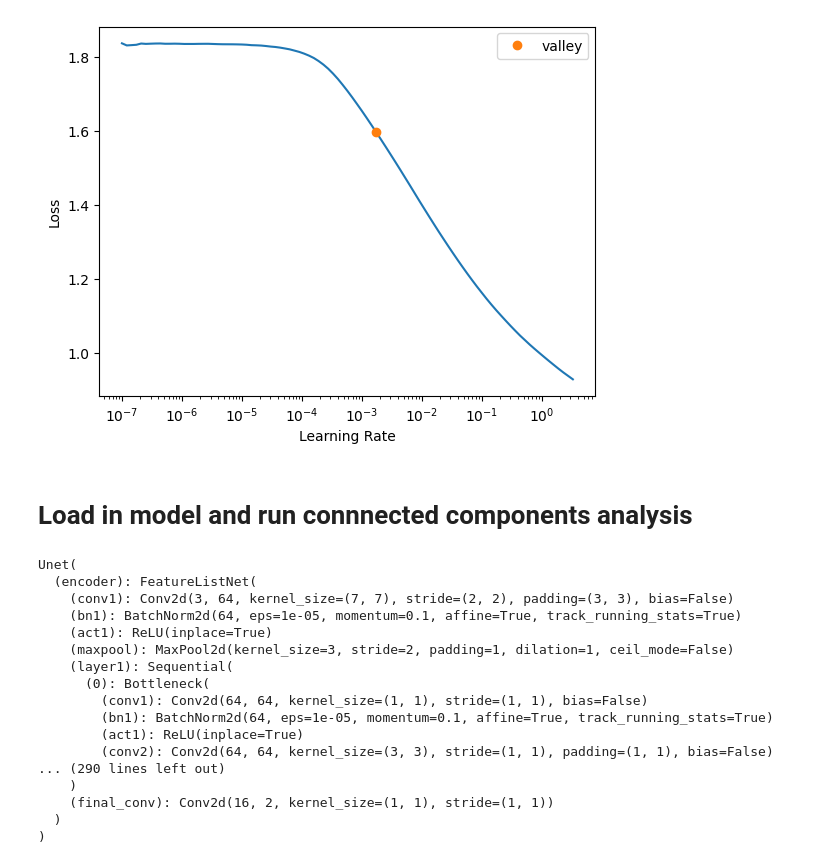
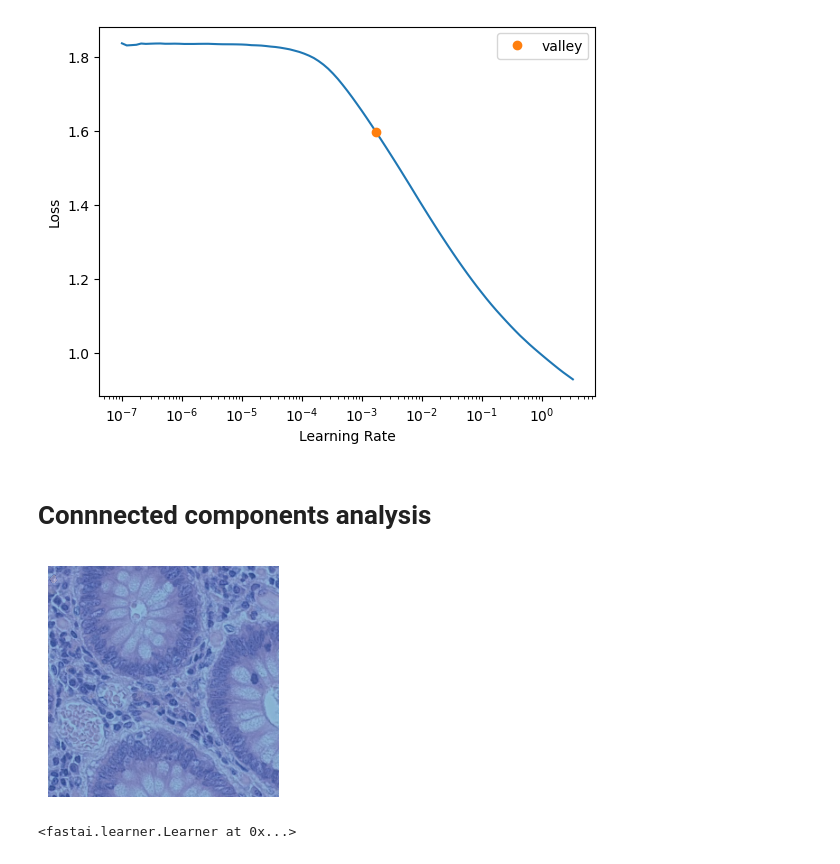
Before and after one commit to Marcusnsr/Bachelor, a Jupyter notebook: Timm_U_net_BN_V2.ipynb, the cells around one changed output. Saved outputs shown, nothing was run; the diff lists cells and outputs as text; code cells hidden in the pictures.

```diff
--- a/Timm_U_net_BN_V2.ipynb
+++ b/Timm_U_net_BN_V2.ipynb
@@ -196,13 +195,13 @@ def get_data(size, tfms=None, bs=64):
 # %%
-def get_test_data(size, tfms=None, bs=64):
-    if not tfms:
-        tfms = [IntToFloatTensor(div_mask=255)]
-    db = DataBlock(blocks=(ImageBlock(),MaskBlock()),
-                   splitter=GrandparentSplitter(train_name='train',valid_name='val'),
-                   batch_tfms=tfms,
-                   item_tfms=[Resize(size)],
-                   get_items=get_image_files, get_y=lambda o:str(o).replace('images','labels'))
-    return db.dataloaders(source=data_path/'test'/'images',bs=bs)
+data_path_test = Path('data/')
+
+def get_test_data(size, bs=64):
+    db = DataBlock(blocks=(ImageBlock(), MaskBlock()),
+                   get_items=get_image_files,
+                   get_y=lambda o: str(o).replace('images', 'labels'),
+                   item_tfms=[Resize(size)])
+
+    return db.dataloaders(source=data_path_test/'test'/'images', bs=bs)
 # %%
 class CombinedLoss:
     "Dice and Focal combined"
@@ -255,26 +265,8 @@ SuggestedLRs(valley=0.001737800776027143)
 # %% [markdown]
-# Load in model and run connnected components analysis
+# Connnected components analysis
-# %%
-model_path = 'models/best_model_resnet50_48.pth'
-data_path = 'data/train'
-model = Unet(in_chans=3, num_classes=2)
-model.load_state_dict(torch.load(model_path, map_location=torch.device('mps')))
-model.eval()
-# %% [output]
-Unet(
-  (encoder): FeatureListNet(
-    (conv1): Conv2d(3, 64, kernel_size=(7, 7), stride=(2, 2), padding=(3, 3), bias=False)
-    (bn1): BatchNorm2d(64, eps=1e-05, momentum=0.1, affine=True, track_running_stats=True)
-    (act1): ReLU(inplace=True)
-    (maxpool): MaxPool2d(kernel_size=3, stride=2, padding=1, dilation=1, ceil_mode=False)
-    (layer1): Sequential(
-      (0): Bottleneck(
-        (conv1): Conv2d(64, 64, kernel_size=(1, 1), stride=(1, 1), bias=False)
-        (bn1): BatchNorm2d(64, eps=1e-05, momentum=0.1, affine=True, track_running_stats=True)
-        (act1): ReLU(inplace=True)
-        (conv2): Conv2d(64, 64, kernel_size=(3, 3), stride=(1, 1), padding=(1, 1), bias=False)
-... (290 lines left out)
-    )
-    (final_conv): Conv2d(16, 2, kernel_size=(1, 1), stride=(1, 1))
-  )
-)
+# %%
+# Load the test data
+test_dls = get_test_data(size=256, bs=1)
+test_dls.show_batch(max_n=4)
+# %% [output]
+[figure, added]
@@ -280,0 +280,4 @@ Unet(
+# %%
+learn_test.load(model_path)
+# %% [output]
+<fastai.learner.Learner at 0x...>
```
Also changed, not shown: parts of 13 cells of this notebook.
